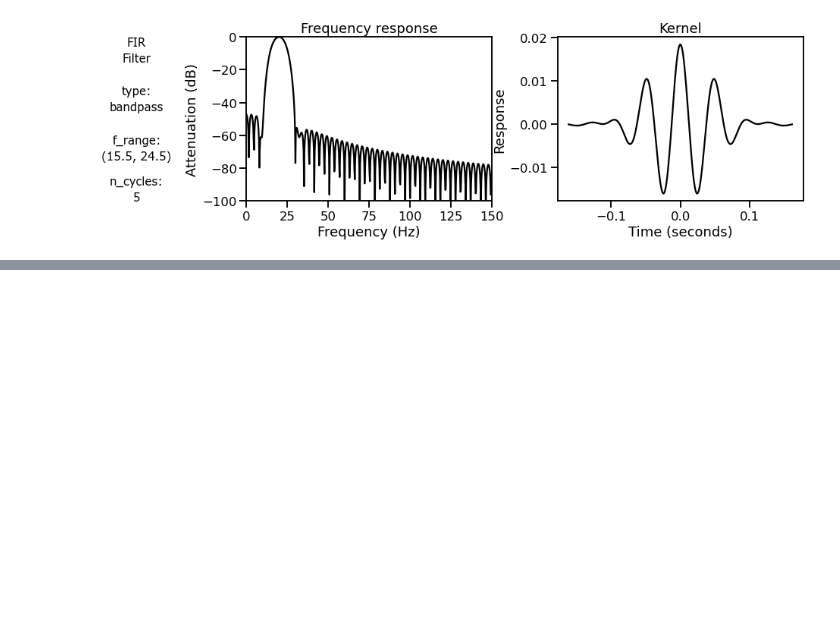
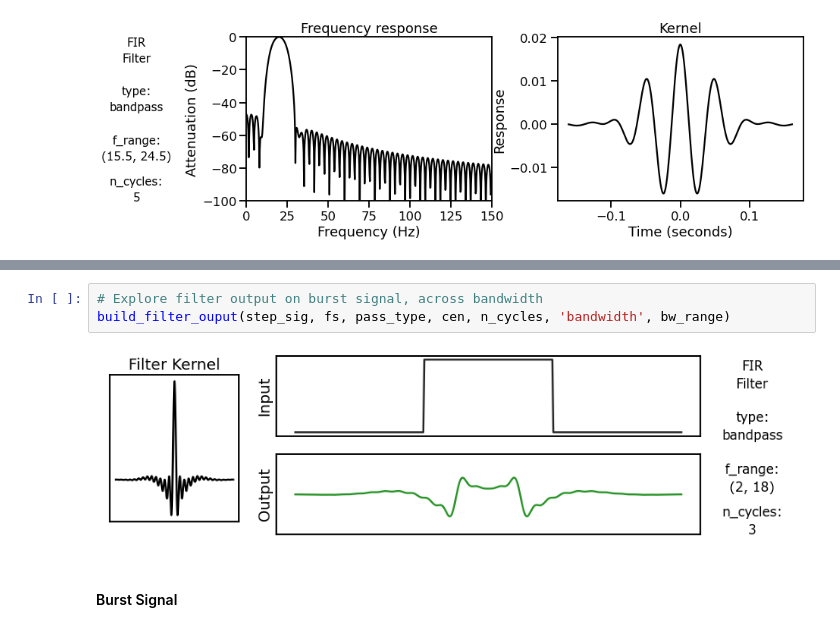
Before and after one commit to TomDonoghue/SigViz, a Jupyter notebook: notebooks/04-filters.ipynb, the cells around one changed output, grey strips where cells are left out. Saved outputs shown, nothing was run; the diff lists cells and outputs as text; blank space fills up the shorter version.

```diff
--- a/notebooks/04-filters.ipynb
+++ b/notebooks/04-filters.ipynb
@@ -261,0 +302,7 @@ ToDo.
+# %%
+# Explore filter output on burst signal, across bandwidth
+build_filter_ouput(step_sig, fs, pass_type, cen, n_cycles, 'bandwidth', bw_range)
+# %% [output]
+[figure, added]
+# %% [markdown]
+#### Burst Signal
```
Also changed, not shown: parts of 19 cells of this notebook.
